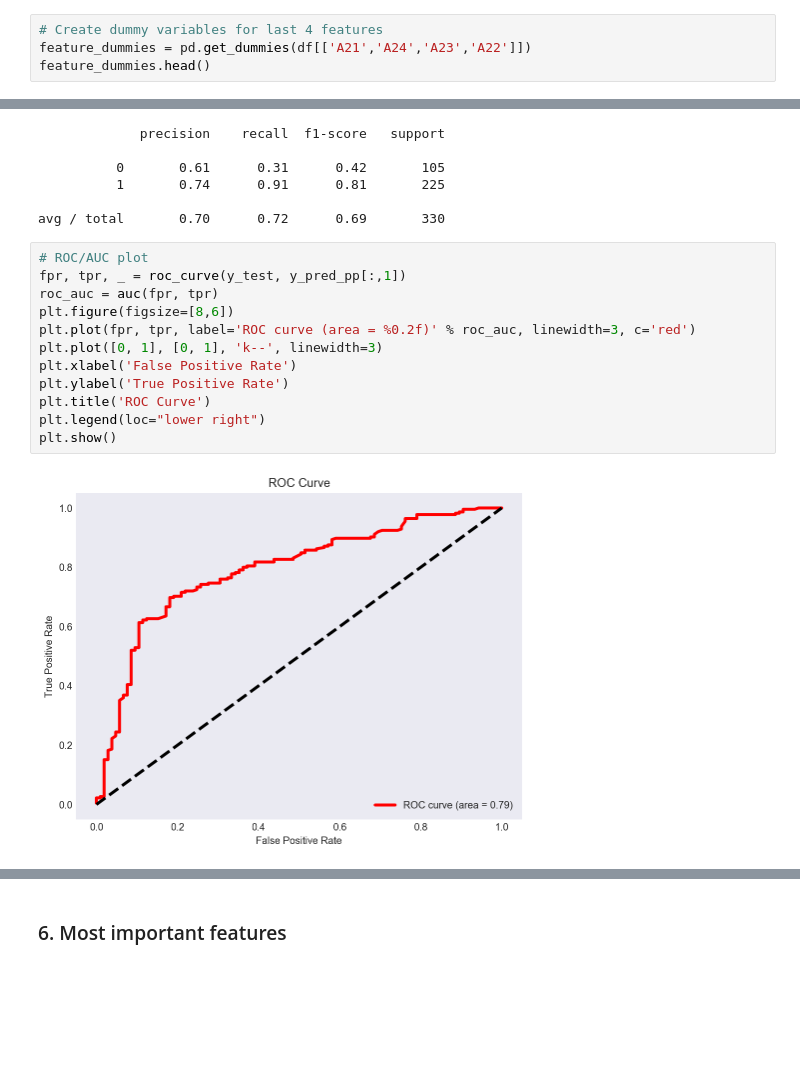
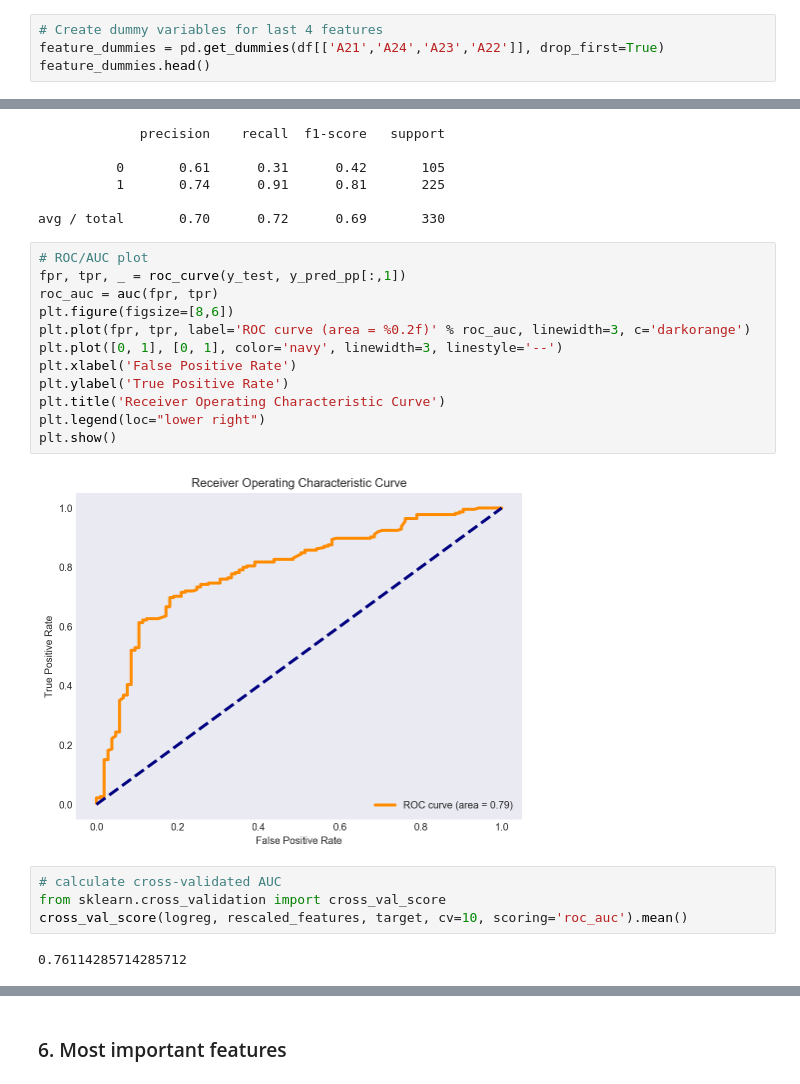
Before and after one commit to factorwonk/bcgdv, a Jupyter notebook: 2. BCGDV Classifier.ipynb, the cells around one changed output, grey strips where cells are left out. Drawn from its saved outputs; the diff is of its cells as text; blank space fills up the shorter version.

```diff
--- a/2. BCGDV Classifier.ipynb
+++ b/2. BCGDV Classifier.ipynb
@@ -196,6 +196,6 @@ features.head()
 | 4 | 12 | 2171 | 38 | 2 | 1 | 1 | 4 | 0 | 1 | 3 | 4 | ... |
 # %%
 # Create dummy variables for last 4 features
-feature_dummies = pd.get_dummies(df[['A21','A24','A23','A22']])
+feature_dummies = pd.get_dummies(df[['A21','A24','A23','A22']], drop_first=True)
 feature_dummies.head()
 # %% [output]
@@ -445,14 +449,20 @@ avg / total       0.70      0.72      0.69       330
 # %%
 # ROC/AUC plot
 fpr, tpr, _ = roc_curve(y_test, y_pred_pp[:,1])
 roc_auc = auc(fpr, tpr)
 plt.figure(figsize=[8,6])
-plt.plot(fpr, tpr, label='ROC curve (area = %0.2f)' % roc_auc, linewidth=3, c='red')
-plt.plot([0, 1], [0, 1], 'k--', linewidth=3)
+plt.plot(fpr, tpr, label='ROC curve (area = %0.2f)' % roc_auc, linewidth=3, c='darkorange')
+plt.plot([0, 1], [0, 1], color='navy', linewidth=3, linestyle='--')
 plt.xlabel('False Positive Rate')
 plt.ylabel('True Positive Rate')
-plt.title('ROC Curve')
+plt.title('Receiver Operating Characteristic Curve')
 plt.legend(loc="lower right")
 plt.show()
 # %% [output]
-[figure, old version]
+[figure, new version]
+# %%
+# calculate cross-validated AUC
+from sklearn.cross_validation import cross_val_score
+cross_val_score(logreg, rescaled_features, target, cv=10, scoring='roc_auc').mean()
+# %% [output]
+0.76114285714285712
```
Also changed, not shown: parts of 21 cells of this notebook.
